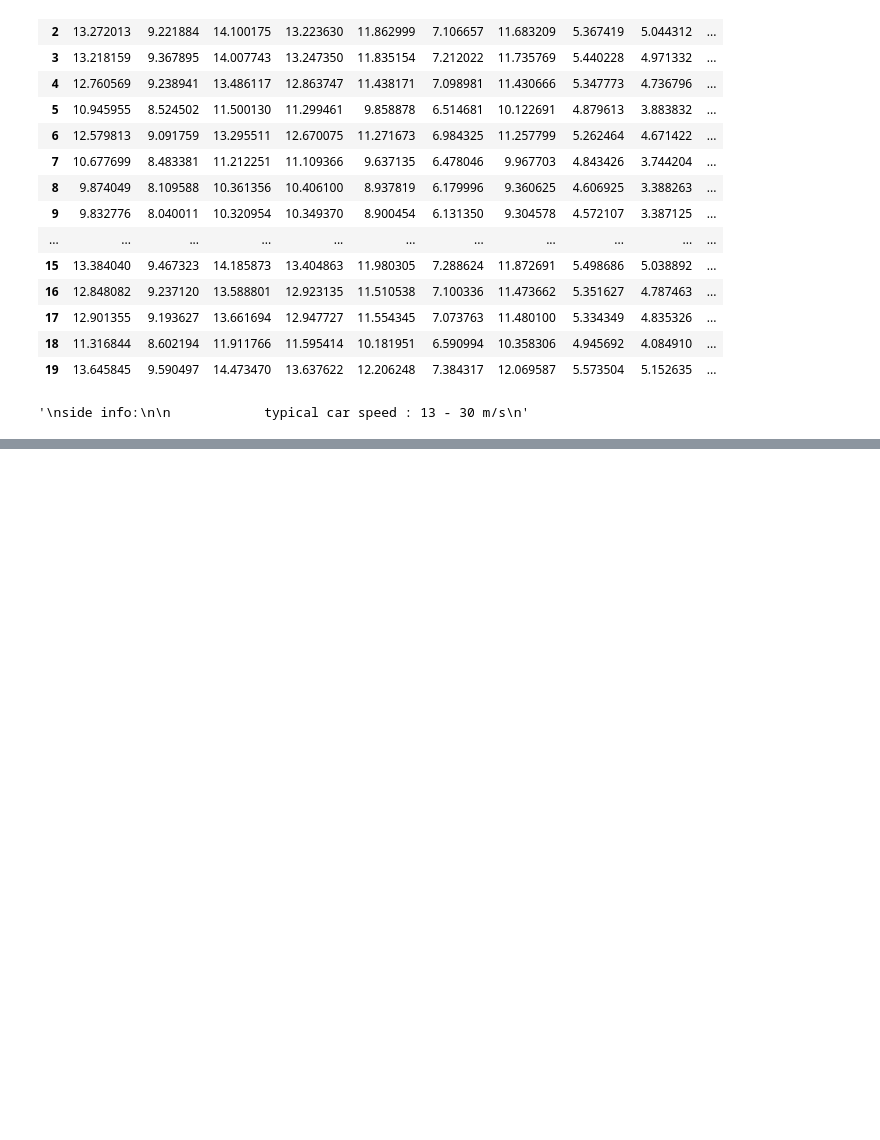
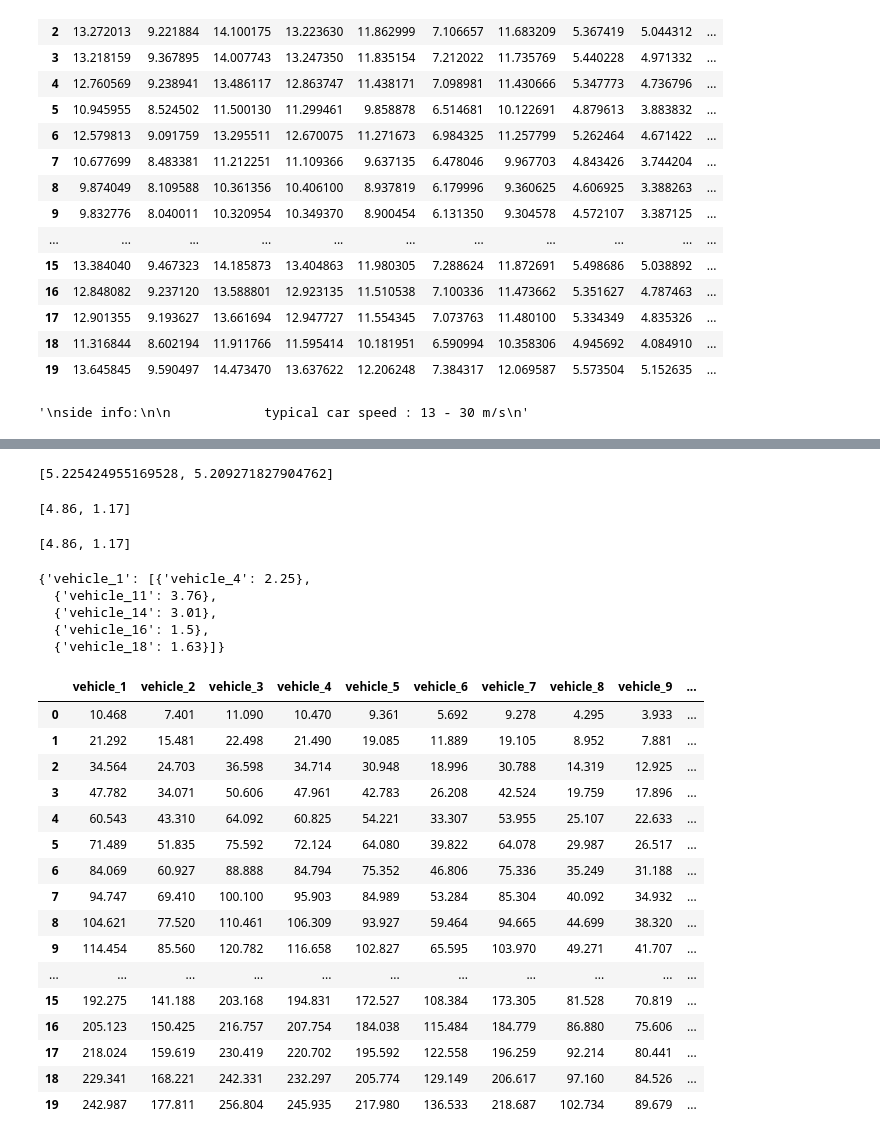
Before and after one commit to bug-author/final-year-project, a Jupyter notebook: individual/Clustering.ipynb, the cells around one changed output, grey strips where cells are left out. Saved outputs shown, nothing was run; the diff lists cells and outputs as text; code cells hidden in the pictures; blank space fills up the shorter version.

Commit message:
clustering algo added

```diff
--- a/individual/Clustering.ipynb
+++ b/individual/Clustering.ipynb
@@ -184,0 +263,58 @@ clusters = cluster_obj.get_clusters(positions_df, duration=10, cluster_radius=5,
+# %%
+times
+# %% [output]
+[5.225424955169528, 5.209271827904762]
+# %%
+x = {'vehicle_3': {'vehicle_4': 4.86, 'vehicle_20': 1.17}}
+
+list(x[list(x.keys())[0]].values())
+# for i in x:
+#     print(x[i].values())
+# %% [output]
+[4.86, 1.17]
+# %%
+for item in clusters:
+    print(list(clusters[item].values()))
+# %% [output]
+[4.86, 1.17]
+# %%
+clusters
+# %% [output]
+{'vehicle_1': [{'vehicle_4': 2.25},
+  {'vehicle_11': 3.76},
+  {'vehicle_14': 3.01},
+  {'vehicle_16': 1.5},
+  {'vehicle_18': 1.63}]}
+# %%
+def PBTO(distance, size):
+    # transmission time
+    B = 10
+    Pt = 0.5
+    No = 10E-10
+    S = Pt/distance
+    SNR = S/No
+    DR = B*np.log2(1+SNR)
+
+    Txt = size/DR
+    Cxt = 5
+    Rxt = (size/5)/DR
+    time = Txt + Cxt + Rxt
+    return time
+# %% [output]
+|  | vehicle_1 | vehicle_2 | vehicle_3 | vehicle_4 | vehicle_5 | vehicle_6 | vehicle_7 | vehicle_8 | vehicle_9 | ... |
+| 0 | 10.468 | 7.401 | 11.090 | 10.470 | 9.361 | 5.692 | 9.278 | 4.295 | 3.933 | ... |
+| 1 | 21.292 | 15.481 | 22.498 | 21.490 | 19.085 | 11.889 | 19.105 | 8.952 | 7.881 | ... |
+| 2 | 34.564 | 24.703 | 36.598 | 34.714 | 30.948 | 18.996 | 30.788 | 14.319 | 12.925 | ... |
+| 3 | 47.782 | 34.071 | 50.606 | 47.961 | 42.783 | 26.208 | 42.524 | 19.759 | 17.896 | ... |
+| 4 | 60.543 | 43.310 | 64.092 | 60.825 | 54.221 | 33.307 | 53.955 | 25.107 | 22.633 | ... |
+| 5 | 71.489 | 51.835 | 75.592 | 72.124 | 64.080 | 39.822 | 64.078 | 29.987 | 26.517 | ... |
+| 6 | 84.069 | 60.927 | 88.888 | 84.794 | 75.352 | 46.806 | 75.336 | 35.249 | 31.188 | ... |
+| 7 | 94.747 | 69.410 | 100.100 | 95.903 | 84.989 | 53.284 | 85.304 | 40.092 | 34.932 | ... |
+| 8 | 104.621 | 77.520 | 110.461 | 106.309 | 93.927 | 59.464 | 94.665 | 44.699 | 38.320 | ... |
+| 9 | 114.454 | 85.560 | 120.782 | 116.658 | 102.827 | 65.595 | 103.970 | 49.271 | 41.707 | ... |
+| ... | ... | ... | ... | ... | ... | ... | ... | ... | ... | ... |
+| 15 | 192.275 | 141.188 | 203.168 | 194.831 | 172.527 | 108.384 | 173.305 | 81.528 | 70.819 | ... |
+| 16 | 205.123 | 150.425 | 216.757 | 207.754 | 184.038 | 115.484 | 184.779 | 86.880 | 75.606 | ... |
+| 17 | 218.024 | 159.619 | 230.419 | 220.702 | 195.592 | 122.558 | 196.259 | 92.214 | 80.441 | ... |
+| 18 | 229.341 | 168.221 | 242.331 | 232.297 | 205.774 | 129.149 | 206.617 | 97.160 | 84.526 | ... |
+| 19 | 242.987 | 177.811 | 256.804 | 245.935 | 217.980 | 136.533 | 218.687 | 102.734 | 89.679 | ... |
```
Also changed, not shown: parts of 8 cells of this notebook, 1 other file.
